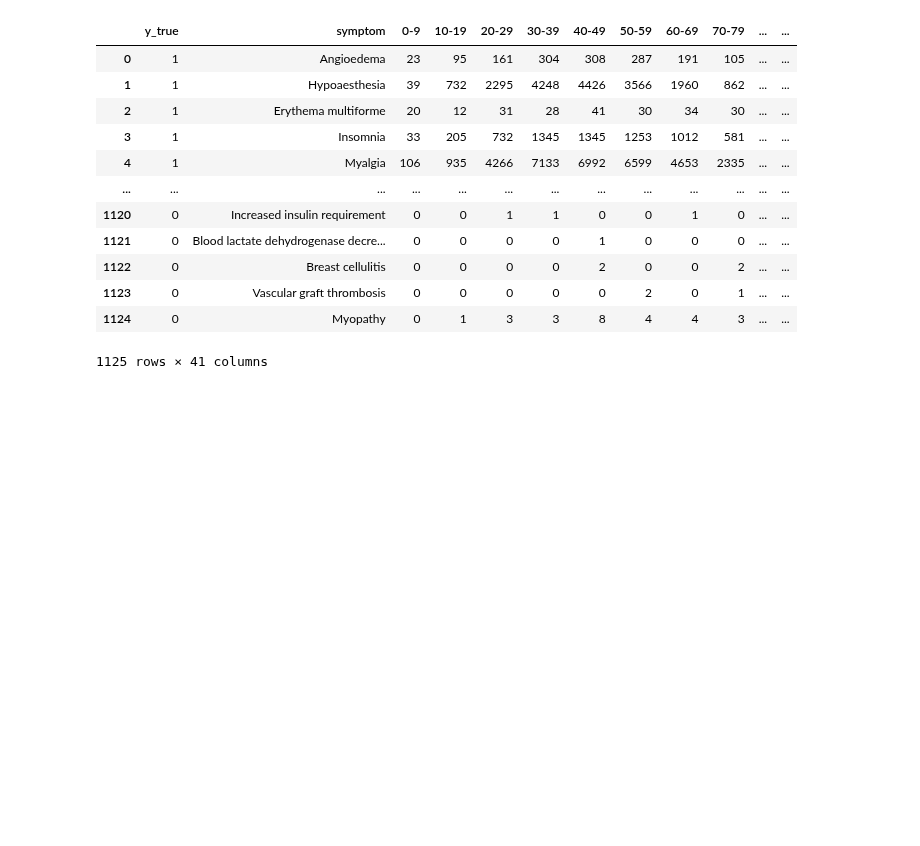
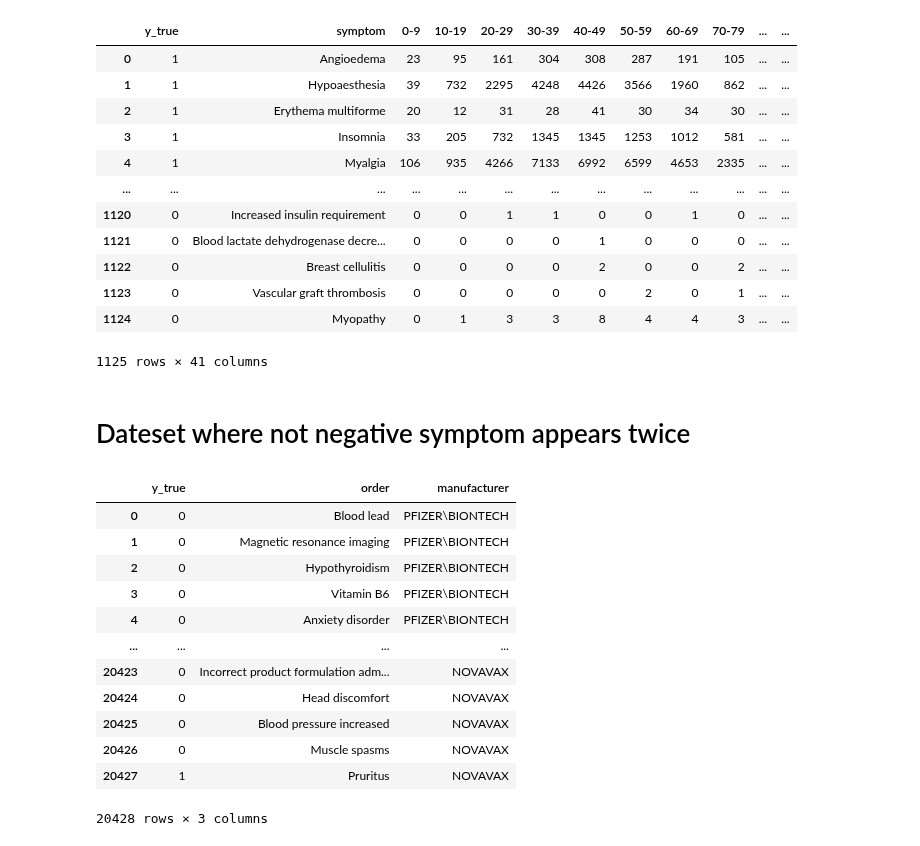
Before and after one commit to ZaNioxX/Masterarbeit, a Jupyter notebook: Machine_Learning/Dataset_generation.ipynb, the cells around one changed output. Cells and saved outputs as stored; diff of their text form; code cells hidden in the pictures; blank space fills up the shorter version.

```diff
--- a/Machine_Learning/Dataset_generation.ipynb
+++ b/Machine_Learning/Dataset_generation.ipynb
@@ -172,3 +172,44 @@ df2
 1125 rows × 41 columns
 # %%
 df2.to_csv('../Machine_Learning/df2.csv', index=False)
+# %% [markdown]
+# Dateset where not negative symptom appears twice
+# %%
+y_true_Pfizer = np.load('../Array_Generation/All_data/Arrays_Pfizer/y_true_Pfizer.npy', allow_pickle=True)
+y_true_Moderna = np.load('../Array_Generation/All_data/Arrays_Moderna/y_true_Moderna.npy', allow_pickle=True)
+y_true_Janssen = np.load('../Array_Generation/All_data/Arrays_Janssen/y_true_Janssen.npy', allow_pickle=True)
+y_true_Novavax = np.load('../Array_Generation/All_data/Arrays_Novavax/y_true_Novavax.npy', allow_pickle=True)
+
+manufacturer_array_Pfizer = np.full(len(y_true_Pfizer), 'PFIZER\\BIONTECH')
+manufacturer_array_Moderna = np.full(len(y_true_Moderna), 'MODERNA')
+manufacturer_array_Janssen = np.full(len(y_true_Janssen), 'JANSSEN')
+manufacturer_array_Novavax = np.full(len(y_true_Novavax), 'NOVAVAX')
+
+
+order_Pfizer = np.load('../Array_Generation/All_data/Arrays_Pfizer/order_Pfizer.npy', allow_pickle=True)
+order_Moderna = np.load('../Array_Generation/All_data/Arrays_Moderna/order_Moderna.npy', allow_pickle=True)
+order_Janssen = np.load('../Array_Generation/All_data/Arrays_Janssen/order_Janssen.npy', allow_pickle=True)
+order_Novavax = np.load('../Array_Generation/All_data/Arrays_Novavax/order_Novavax.npy', allow_pickle=True)
+
+y_true = np.concatenate([y_true_Pfizer, y_true_Moderna, y_true_Janssen, y_true_Novavax])
+manu = np.concatenate([manufacturer_array_Pfizer, manufacturer_array_Moderna, manufacturer_array_Janssen, manufacturer_array_Novavax])
+order = np.concatenate([order_Pfizer, order_Moderna, order_Janssen, order_Novavax])
+# %%
+data = {'y_true': y_true, 'order': order, 'manufacturer': manu}
+df = pd.DataFrame(data)
+# %%
+df
+# %% [output]
+|  | y_true | order | manufacturer |
+| 0 | 0 | Blood lead | PFIZER\BIONTECH |
+| 1 | 0 | Magnetic resonance imaging | PFIZER\BIONTECH |
+| 2 | 0 | Hypothyroidism | PFIZER\BIONTECH |
+| 3 | 0 | Vitamin B6 | PFIZER\BIONTECH |
+| 4 | 0 | Anxiety disorder | PFIZER\BIONTECH |
+| ... | ... | ... | ... |
+| 20423 | 0 | Incorrect product formulation adm... | NOVAVAX |
+| 20424 | 0 | Head discomfort | NOVAVAX |
+| 20425 | 0 | Blood pressure increased | NOVAVAX |
+| 20426 | 0 | Muscle spasms | NOVAVAX |
+| 20427 | 1 | Pruritus | NOVAVAX |
+20428 rows × 3 columns
```
Also changed, not shown: parts of 9 cells of this notebook, 18 other files.
